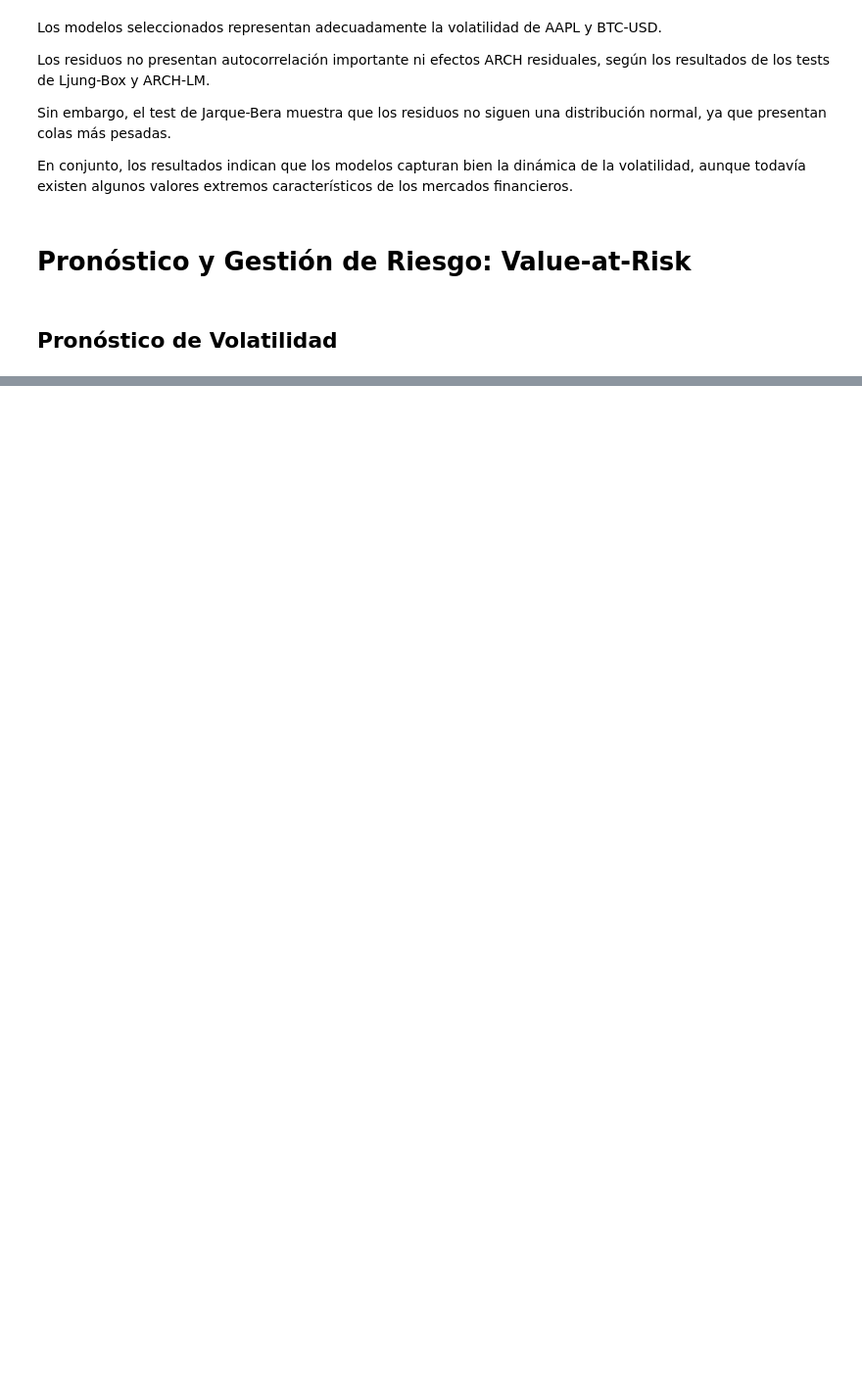
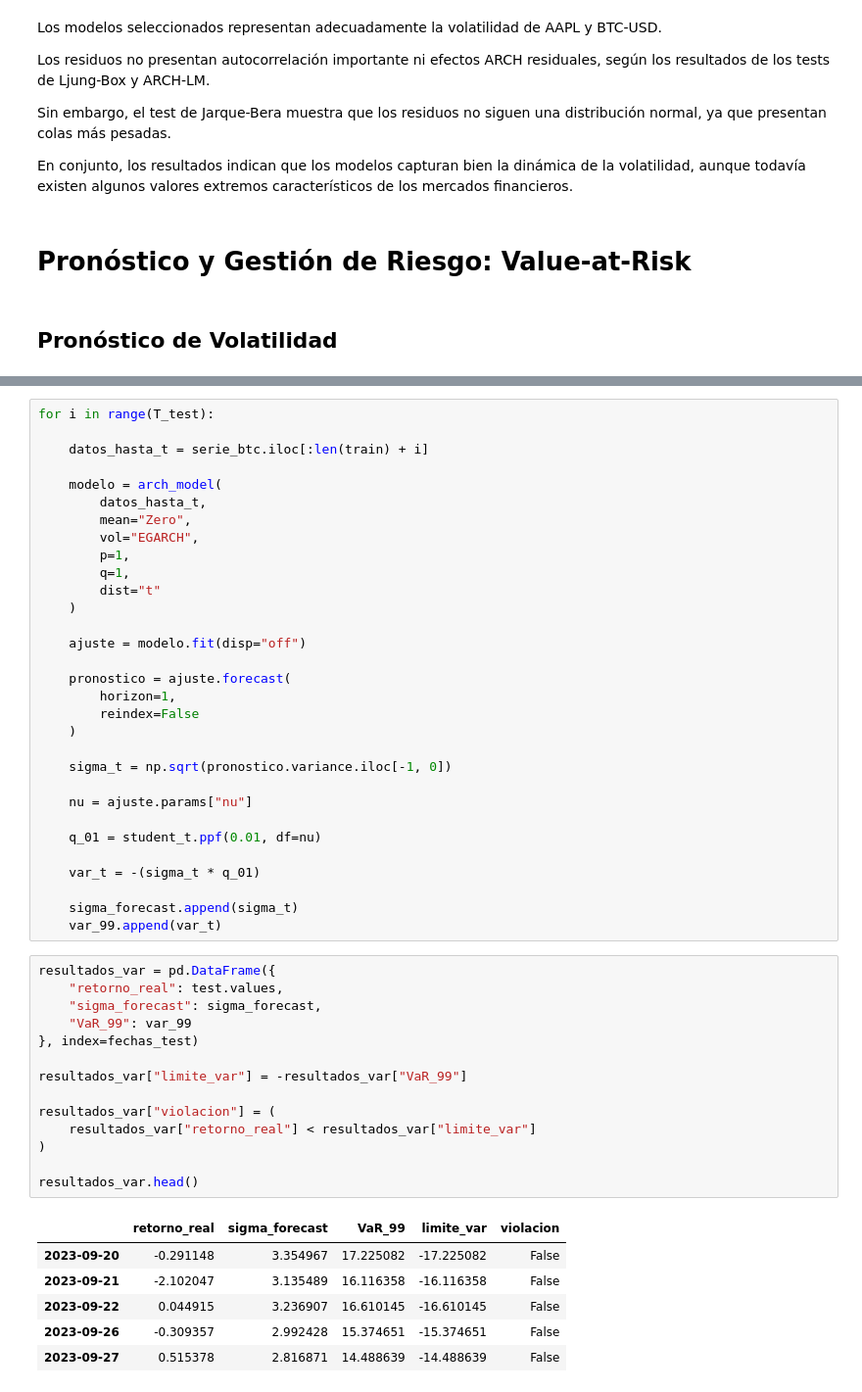
Before and after one commit to Antoniacifuentes/ds_finance_cifuentes, a Jupyter notebook: notebooks/hw5.ipynb, the cells around one changed output, grey strips where cells are left out. Shown at 98% size. Cells and saved outputs as stored; diff of their text form; blank space fills up the shorter version.

```diff
--- a/notebooks/hw5.ipynb
+++ b/notebooks/hw5.ipynb
@@ -1240,0 +1361,52 @@ En conjunto, los resultados indican que los modelos capturan bien la dinámica d
+# %%
+for i in range(T_test):
+
+    datos_hasta_t = serie_btc.iloc[:len(train) + i]
+
+    modelo = arch_model(
+        datos_hasta_t,
+        mean="Zero",
+        vol="EGARCH",
+        p=1,
+        q=1,
+        dist="t"
+    )
+
+    ajuste = modelo.fit(disp="off")
+
+    pronostico = ajuste.forecast(
+        horizon=1,
+        reindex=False
+    )
+
+    sigma_t = np.sqrt(pronostico.variance.iloc[-1, 0])
+
+    nu = ajuste.params["nu"]
+
+    q_01 = student_t.ppf(0.01, df=nu)
+
+    var_t = -(sigma_t * q_01)
+
+    sigma_forecast.append(sigma_t)
+    var_99.append(var_t)
+# %%
+resultados_var = pd.DataFrame({
+    "retorno_real": test.values,
+    "sigma_forecast": sigma_forecast,
+    "VaR_99": var_99
+}, index=fechas_test)
+
+resultados_var["limite_var"] = -resultados_var["VaR_99"]
+
+resultados_var["violacion"] = (
+    resultados_var["retorno_real"] < resultados_var["limite_var"]
+)
+
+resultados_var.head()
+# %% [output]
+|  | retorno_real | sigma_forecast | VaR_99 | limite_var | violacion |
+| 2023-09-20 | -0.291148 | 3.354967 | 17.225082 | -17.225082 | False |
+| 2023-09-21 | -2.102047 | 3.135489 | 16.116358 | -16.116358 | False |
+| 2023-09-22 | 0.044915 | 3.236907 | 16.610145 | -16.610145 | False |
+| 2023-09-26 | -0.309357 | 2.992428 | 15.374651 | -15.374651 | False |
+| 2023-09-27 | 0.515378 | 2.816871 | 14.488639 | -14.488639 | False |
```
Also changed, not shown: parts of 39 cells of this notebook.
